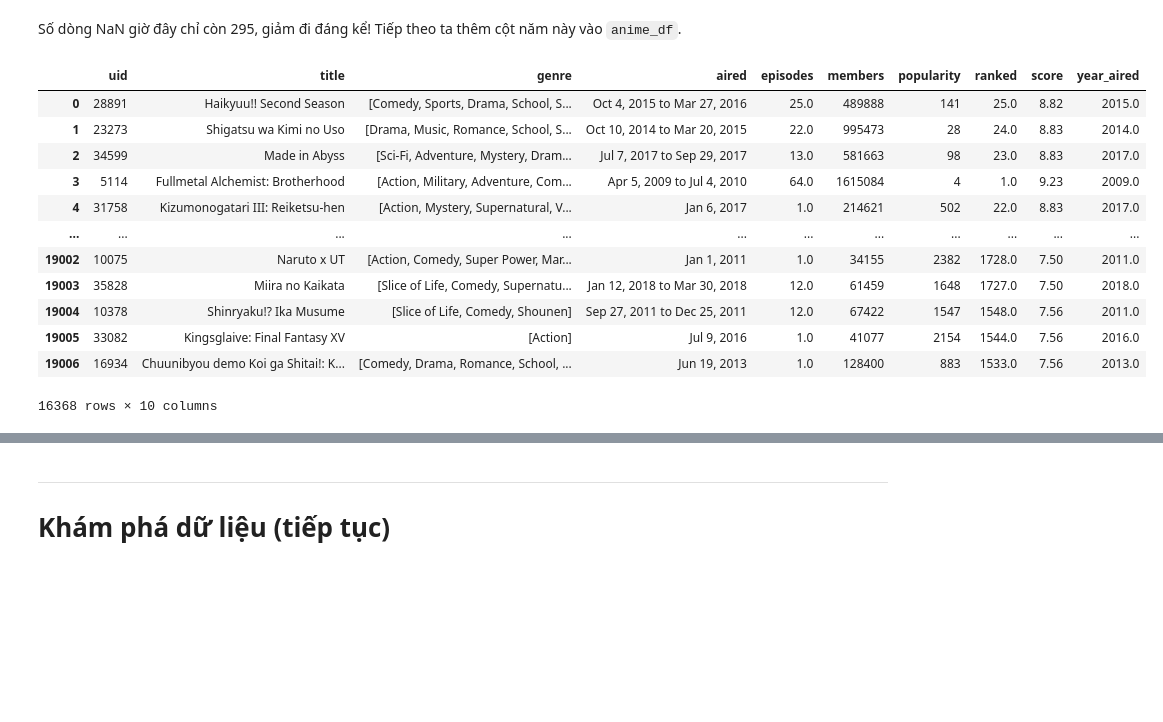
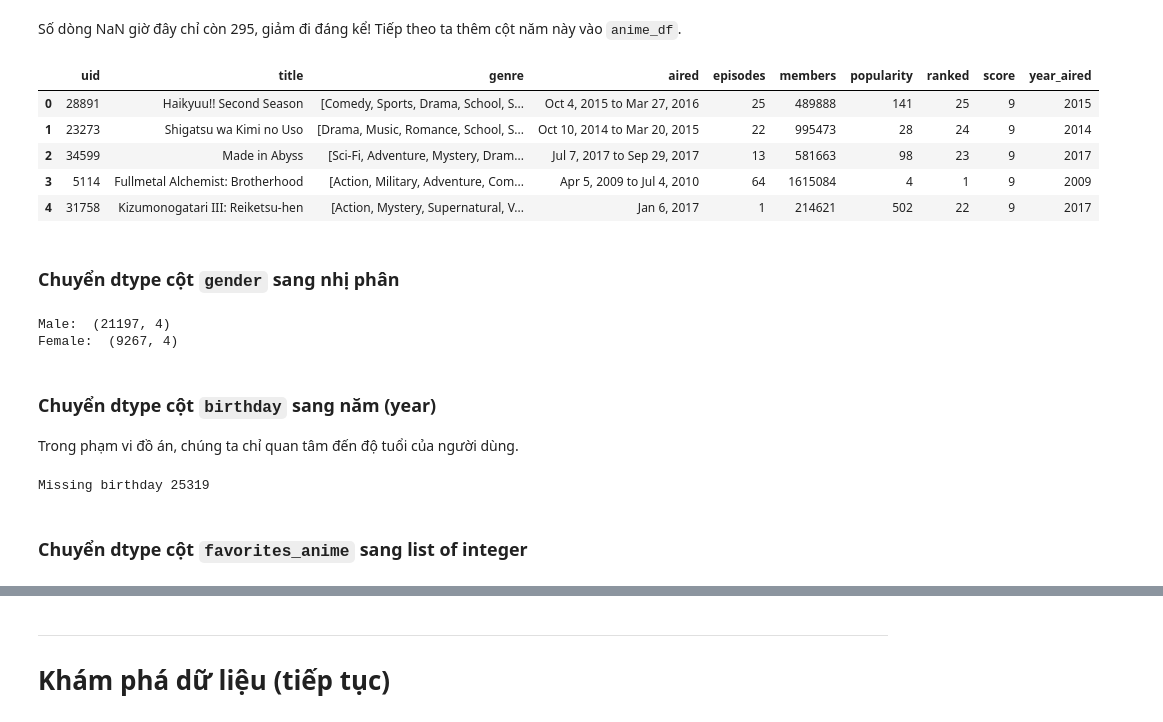
Before and after one commit to phineasla-hcmus/3.1-DS-Final, a Jupyter notebook: P4DS_FinalProject.ipynb, the cells around one changed output, grey strips where cells are left out. Drawn from its saved outputs; the diff is of its cells as text; code cells hidden in the pictures; blank space fills up the shorter version.

Commit message:
Add profile dataset and cleaning it
Also using Kaggle because WSL vmmem consumes 4GB of RAM :cry:

```diff
--- a/P4DS_FinalProject.ipynb
+++ b/P4DS_FinalProject.ipynb
@@ -440,18 +485,45 @@ year_aired.isnull().sum()
 Số dòng NaN giờ đây chỉ còn 295, giảm đi đáng kể! Tiếp theo ta thêm cột năm này vào `anime_df`.
 # %%
 anime_df['year_aired'] = year_aired
-anime_df
+anime_df.head()
 # %% [output]
 |  | uid | title | genre | aired | episodes | members | popularity | ranked | score | year_aired |
-| 0 | 28891 | Haikyuu!! Second Season | [Comedy, Sports, Drama, School, S... | Oct 4, 2015 to Mar 27, 2016 | 25.0 | 489888 | 141 | 25.0 | 8.82 | 2015.0 |
-| 1 | 23273 | Shigatsu wa Kimi no Uso | [Drama, Music, Romance, School, S... | Oct 10, 2014 to Mar 20, 2015 | 22.0 | 995473 | 28 | 24.0 | 8.83 | 2014.0 |
-| 2 | 34599 | Made in Abyss | [Sci-Fi, Adventure, Mystery, Dram... | Jul 7, 2017 to Sep 29, 2017 | 13.0 | 581663 | 98 | 23.0 | 8.83 | 2017.0 |
-| 3 | 5114 | Fullmetal Alchemist: Brotherhood | [Action, Military, Adventure, Com... | Apr 5, 2009 to Jul 4, 2010 | 64.0 | 1615084 | 4 | 1.0 | 9.23 | 2009.0 |
-| 4 | 31758 | Kizumonogatari III: Reiketsu-hen | [Action, Mystery, Supernatural, V... | Jan 6, 2017 | 1.0 | 214621 | 502 | 22.0 | 8.83 | 2017.0 |
-| ... | ... | ... | ... | ... | ... | ... | ... | ... | ... | ... |
-| 19002 | 10075 | Naruto x UT | [Action, Comedy, Super Power, Mar... | Jan 1, 2011 | 1.0 | 34155 | 2382 | 1728.0 | 7.50 | 2011.0 |
-| 19003 | 35828 | Miira no Kaikata | [Slice of Life, Comedy, Supernatu... | Jan 12, 2018 to Mar 30, 2018 | 12.0 | 61459 | 1648 | 1727.0 | 7.50 | 2018.0 |
-| 19004 | 10378 | Shinryaku!? Ika Musume | [Slice of Life, Comedy, Shounen] | Sep 27, 2011 to Dec 25, 2011 | 12.0 | 67422 | 1547 | 1548.0 | 7.56 | 2011.0 |
-| 19005 | 33082 | Kingsglaive: Final Fantasy XV | [Action] | Jul 9, 2016 | 1.0 | 41077 | 2154 | 1544.0 | 7.56 | 2016.0 |
-| 19006 | 16934 | Chuunibyou demo Koi ga Shitai!: K... | [Comedy, Drama, Romance, School, ... | Jun 19, 2013 | 1.0 | 128400 | 883 | 1533.0 | 7.56 | 2013.0 |
+| 0 | 28891 | Haikyuu!! Second Season | [Comedy, Sports, Drama, School, S... | Oct 4, 2015 to Mar 27, 2016 | 25 | 489888 | 141 | 25 | 9 | 2015 |
+| 1 | 23273 | Shigatsu wa Kimi no Uso | [Drama, Music, Romance, School, S... | Oct 10, 2014 to Mar 20, 2015 | 22 | 995473 | 28 | 24 | 9 | 2014 |
+| 2 | 34599 | Made in Abyss | [Sci-Fi, Adventure, Mystery, Dram... | Jul 7, 2017 to Sep 29, 2017 | 13 | 581663 | 98 | 23 | 9 | 2017 |
+| 3 | 5114 | Fullmetal Alchemist: Brotherhood | [Action, Military, Adventure, Com... | Apr 5, 2009 to Jul 4, 2010 | 64 | 1615084 | 4 | 1 | 9 | 2009 |
+| 4 | 31758 | Kizumonogatari III: Reiketsu-hen | [Action, Mystery, Supernatural, V... | Jan 6, 2017 | 1 | 214621 | 502 | 22 | 9 | 2017 |
-16368 rows × 10 columns
+# %% [markdown]
+### Chuyển dtype cột `gender` sang nhị phân
+# %%
+MALE = 0
+FEMALE = 1
+
+# profile_df[profile_df['gender'].str.match('male', case=False, na=False)] = 0
+# profile_df[profile_df['gender'].str.match('female', case=False, na=False)] = 1
+profile_df.replace(
+    {'gender': {r'(?i)female': 1, r'(?i)male': 0}},
+    regex=True,
+    inplace=True)
+
+print('Male: ', profile_df[profile_df['gender'] == MALE].shape)
+print('Female: ', profile_df[profile_df['gender'] == FEMALE].shape)
+# %% [output]
+Male:  (21197, 4)
+Female:  (9267, 4)
+# %% [markdown]
+### Chuyển dtype cột `birthday` sang năm (year)
+Trong phạm vi đồ án, chúng ta chỉ quan tâm đến độ tuổi của người dùng.
+# %%
+birthday = profile_df['birthday'].str.extract(r"(\d{4})",
+                                           expand=False  # Trả về Series
+                                           )
+birthday = pd.to_numeric(birthday)
+
+# Đếm số user không có năm sinh
+print('Missing birthday', birthday.isnull().sum())
+print('Ratio', len(birthday))vdo
+# %% [output]
+Missing birthday 25319
+# %% [markdown]
+### Chuyển dtype cột `favorites_anime` sang list of integer
```
Also changed, not shown: parts of 42 cells of this notebook, 1 other file.
